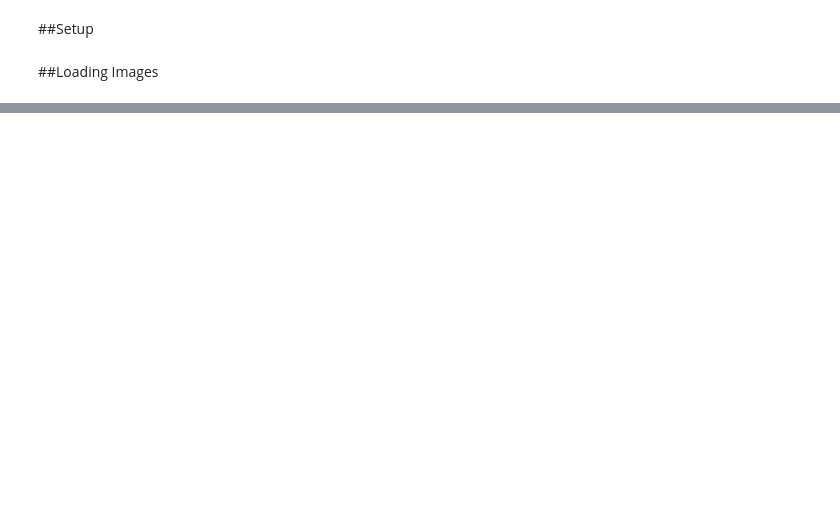
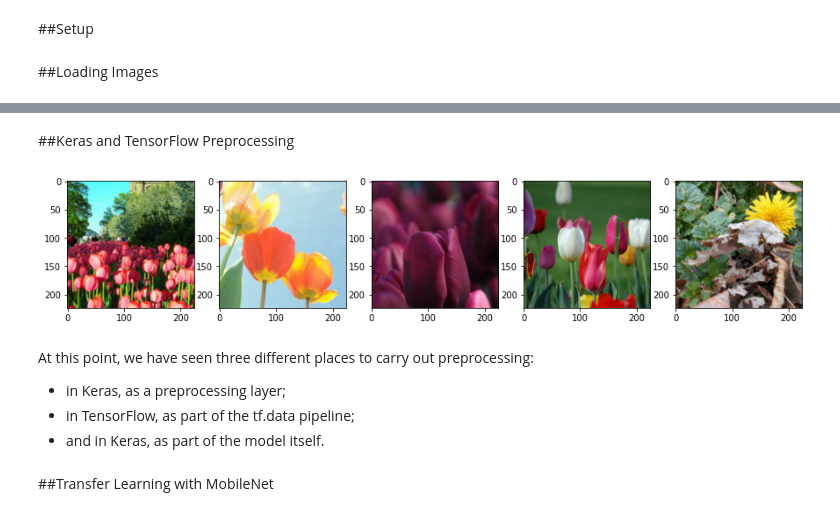
Before and after one commit to rahiakela/computer-vision-research-and-practice, a Jupyter notebook: 06-image-preprocessing/practical-machine-learning-for-computer-vision/01_image_size_and_resolution.ipynb, the cells around one changed output, grey strips where cells are left out. Drawn from its saved outputs; the diff is of its cells as text; code cells hidden in the pictures; blank space fills up the shorter version.

```diff
--- a/06-image-preprocessing/practical-machine-learning-for-computer-vision/01_image_size_and_resolution.ipynb
+++ b/06-image-preprocessing/practical-machine-learning-for-computer-vision/01_image_size_and_resolution.ipynb
@@ -57,0 +121,29 @@ CLASS_NAMES = 'daisy dandelion roses sunflowers tulips'.split()
+# %% [markdown]
+##Keras and TensorFlow Preprocessing
+# %%
+preproc_layers = tf.keras.Sequential([
+  # let's wrap TensorFlow functions with Keras using Lambda layer
+  tf.keras.layers.Lambda(lambda img: tf.image.resize_with_pad(img, 2 * IMG_HEIGHT, 2 * IMG_WIDTH), input_shape=(None, None, 3)),
+  tf.keras.layers.experimental.preprocessing.CenterCrop(height=IMG_HEIGHT, width=IMG_WIDTH)
+])
+
+def apply_preprocess(img, label):
+  x = tf.expand_dims(img, 0)   # adds an extra dimension to the image
+  x = preproc_layers(x)
+  x = tf.squeeze(x, 0)         # removes the batch dimension
+  return x, label
+
+# now, we can apply the preprocessing layer
+f, ax = plt.subplots(1, 5, figsize=(15, 15))
+for idx, (img, label_int) in enumerate(train_dataset.map(apply_preprocess).take(5)):
+  ax[idx].imshow((img.numpy()));
+# %% [output]
+[figure, added]
+# %% [markdown]
+At this point, we have seen three different places to carry out preprocessing:
+
+- in Keras, as a preprocessing layer;
+- in TensorFlow, as part of the tf.data pipeline;
+- and in Keras, as part of the model itself.
+# %% [markdown]
+##Transfer Learning with MobileNet
```
Also changed, not shown: parts of 6 cells of this notebook.
